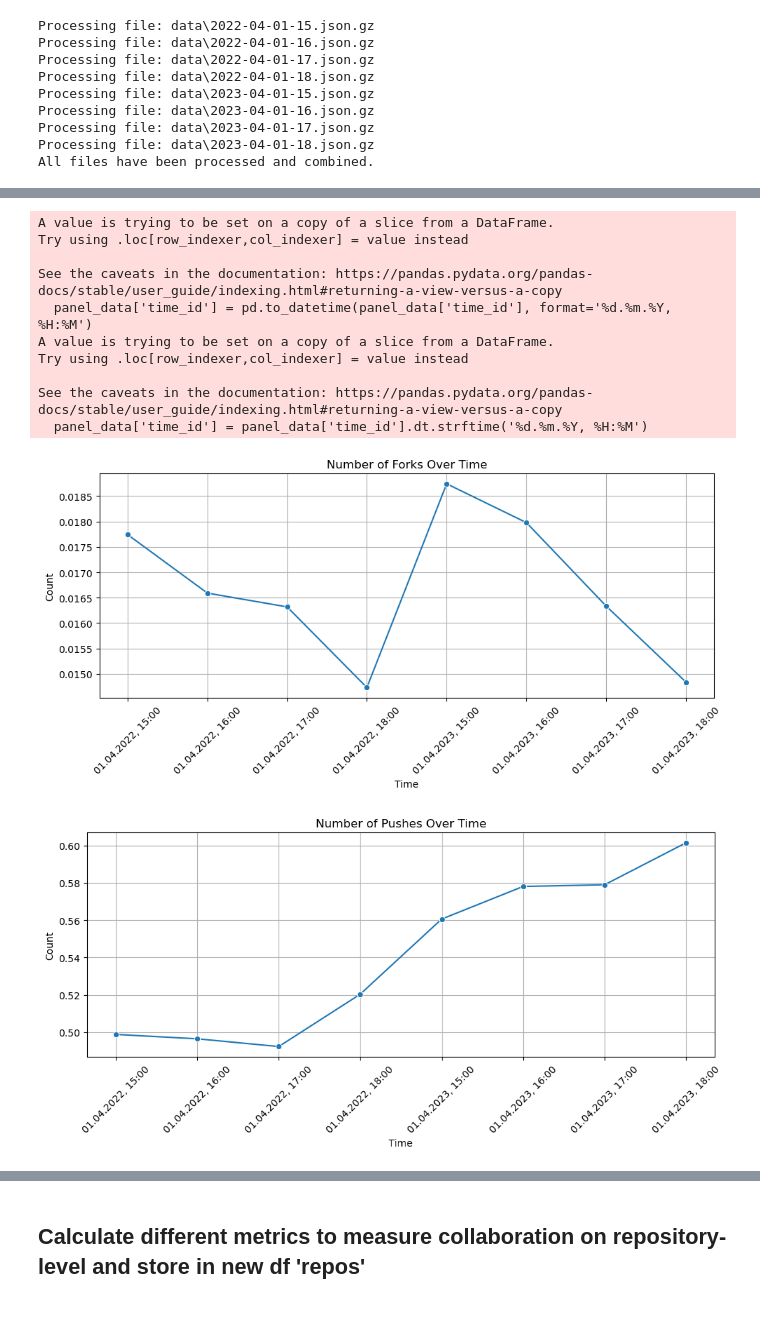
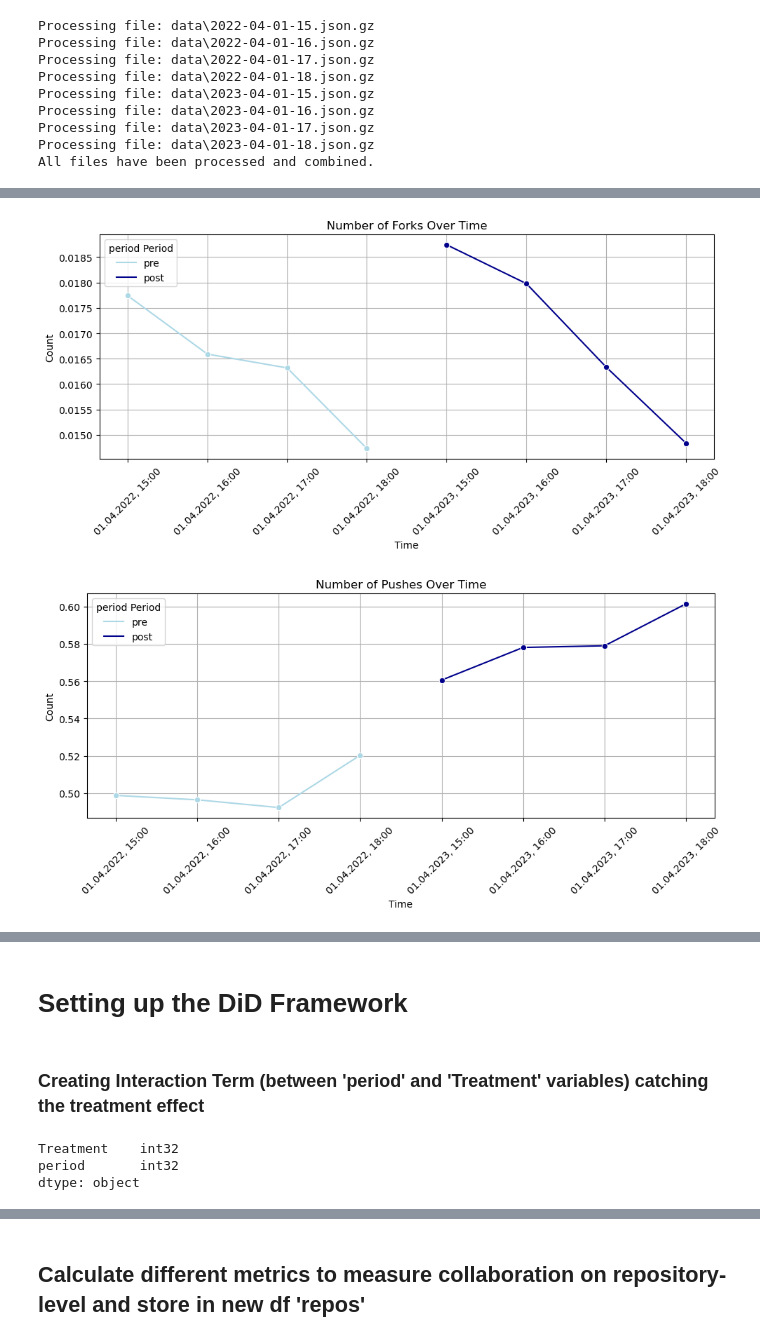
Before and after one commit to Nik-mundt/Work_Project, a Jupyter notebook: Collaboration_Variable.ipynb, the cells around one changed output, grey strips where cells are left out. Cells and saved outputs as stored; diff of their text form; code cells hidden in the pictures; blank space fills up the shorter version.

Commit message:
First DiD Framework set up

```diff
--- a/Collaboration_Variable.ipynb
+++ b/Collaboration_Variable.ipynb
@@ -150,8 +179,19 @@ Additional columns needed
 # %%
 commits = final_df
-
+# add time_id
 commits['created_at'] = pd.to_datetime(commits['created_at'])
 commits['time_id'] = commits['created_at'].dt.strftime('%d.%m.%Y, %H:00')
+
+# Function to determine 'pre' or 'post' based on the year in 'time_id' and creating the column 'gpt' accordingly
+def determine_gpt(time_str):
+    year = time_str.split('.')[-1].split(',')[0]  # Extracting the year part from the 'time_id'
+    if year == '2022':
+        return 'pre'
+    elif year == '2023':
+        return 'post'
+    else:
+        return None
+commits['period'] = commits['time_id'].apply(determine_gpt)
 
 # Calculate metrics for each commit
 commits['is_fork'] = commits['type'] == 'ForkEvent'
@@ -161,17 +201,14 @@ commits['is_pull'] = commits['type'] == 'PullRequestEvent'
 # Create a 'Treatment' column and randomly assign 0 or 1
 commits['Treatment'] = np.random.randint(2, size=len(commits))
 
-# Selecting necessary columns to form the final panel data
+# Selecting necessary columns to form the final panel data, extracting from nested dictionaries where necessary
 if 'actor' in commits.columns:
     commits['actor_login'] = commits['actor'].apply(lambda x: x.get('login') if isinstance(x, dict) else np.nan)
-# Extracting 'name' from the nested 'repo' dictionary (similar to 'actor_login')
 if 'repo' in commits.columns:
     commits['repo_name'] = commits['repo'].apply(lambda x: x.get('name') if isinstance(x, dict) else np.nan)
-panel_data_columns = ['time_id', 'Treatment', 'is_fork', 'is_push', 'is_pull', 'actor_login', 'repo_name']  # Adjusted columns
+
+# Now, you define 'panel_data' after all necessary columns have been added/modified in 'commits'
+panel_data_columns = ['time_id', 'Treatment', 'period', 'is_fork', 'is_push', 'is_pull', 'actor_login', 'repo_name']  # Adjusted columns
 panel_data = commits[panel_data_columns]
-
 panel_data.head()
-
-# If you want to keep track of unique contributors and total contributions, you might need to do additional groupby operations.
-# For now, let's keep it simple and assume each row is a unique contribution.
 # %% [output]
@@ -209,37 +225,38 @@ Name: time_id, dtype: int64
 # %%
 # Check if 'time_id' is not of datetime dtype and convert if necessary
 if not pd.api.types.is_datetime64_any_dtype(panel_data['time_id']):
     panel_data['time_id'] = pd.to_datetime(panel_data['time_id'], format='%d.%m.%Y, %H:%M')
 panel_data['time_id'] = panel_data['time_id'].dt.strftime('%d.%m.%Y, %H:%M')
+
+# Creating a copy might be necessary to avoid warnings, but if it's not needed, you can remove this line.
 panel_data = panel_data.copy()
 
-# Group the data by 'time_id' and calculate the average of each event type
-grouped = panel_data.groupby('time_id').agg({'is_fork': 'mean', 'is_push': 'mean', 'is_pull': 'mean'})
+# Group the data by 'time_id' and 'period' and calculate the average of each event type
+grouped = panel_data.groupby(['time_id', 'period']).agg({'is_fork': 'mean', 'is_push': 'mean', 'is_pull': 'mean'})
 grouped.reset_index(inplace=True)
 
 metrics = ['is_fork', 'is_push', 'is_pull']
 titles = ['Number of Forks Over Time', 'Number of Pushes Over Time', 'Number of Pulls Over Time']
 
 for metric, title in zip(metrics, titles):
     plt.figure(figsize=(10, 5))
-    sns.lineplot(x='time_id', y=metric, data=grouped, marker='o', sort=False)
+
+    # Plotting lines for 'pre' and 'post' separately
+    sns.lineplot(
+        x='time_id', y=metric, hue='period',
+        palette={'pre': 'lightblue', 'post': 'darkblue'},  # Assigning colors
+        marker='o',
+        data=grouped,
+        sort=False
+    )
     plt.title(title)
     plt.xlabel('Time')
     plt.ylabel('Count')
     plt.xticks(rotation=45)  # Rotating the x-axis labels for better readability
     plt.grid(True)
     plt.tight_layout()
+    plt.legend(title='period Period', loc='upper left')  # Adding a legend to differentiate 'pre' and 'post'
     plt.show()
 # %% [output]
-A value is trying to be set on a copy of a slice from a DataFrame.
-Try using .loc[row_indexer,col_indexer] = value instead
-
-See the caveats in the documentation: https://pandas.pydata.org/pandas-docs/stable/user_guide/indexing.html#returning-a-view-versus-a-copy
-  panel_data['time_id'] = pd.to_datetime(panel_data['time_id'], format='%d.%m.%Y, %H:%M')
-A value is trying to be set on a copy of a slice from a DataFrame.
-Try using .loc[row_indexer,col_indexer] = value instead
-
-See the caveats in the documentation: https://pandas.pydata.org/pandas-docs/stable/user_guide/indexing.html#returning-a-view-versus-a-copy
-  panel_data['time_id'] = panel_data['time_id'].dt.strftime('%d.%m.%Y, %H:%M')
-[figure, old version]
+[figure, new version]
-[figure, old version]
+[figure, new version]
@@ -252,0 +264,23 @@ See the caveats in the documentation: https://pandas.pydata.org/pandas-docs/stab
+# %% [markdown]
+# Setting up the DiD Framework
+# %% [markdown]
+### Creating Interaction Term (between 'period' and 'Treatment' variables) catching the treatment effect
+# %%
+# Create a copy of the dataframe to avoid SettingWithCopyWarning
+panel = panel.copy()
+
+# Convert 'time_id' to datetime, 'period' to numerical, ensure 'Treatment' is of type int
+panel['time_id'] = pd.to_datetime(panel['time_id'], format='%d.%m.%Y, %H:%M')
+panel['period'] = panel['period'].replace({'pre': 0, 'post': 1}).astype(int)
+panel['Treatment'] = panel['Treatment'].replace({0: 0, 1: 1}).astype(int)
+print(panel[['Treatment', 'period']].dtypes)
+
+# Create the interaction term
+panel['treat_period'] = panel['Treatment'] * panel['period']
+
+# For the regression, it's better to have numerical variables, so converting the booleans to int (False:0, True:1)
+panel[['is_fork', 'is_push', 'is_pull']] = panel[['is_fork', 'is_push', 'is_pull']].astype(int)
+# %% [output]
+Treatment    int32
+period       int32
+dtype: object
```
Also changed, not shown: parts of 36 cells of this notebook.
